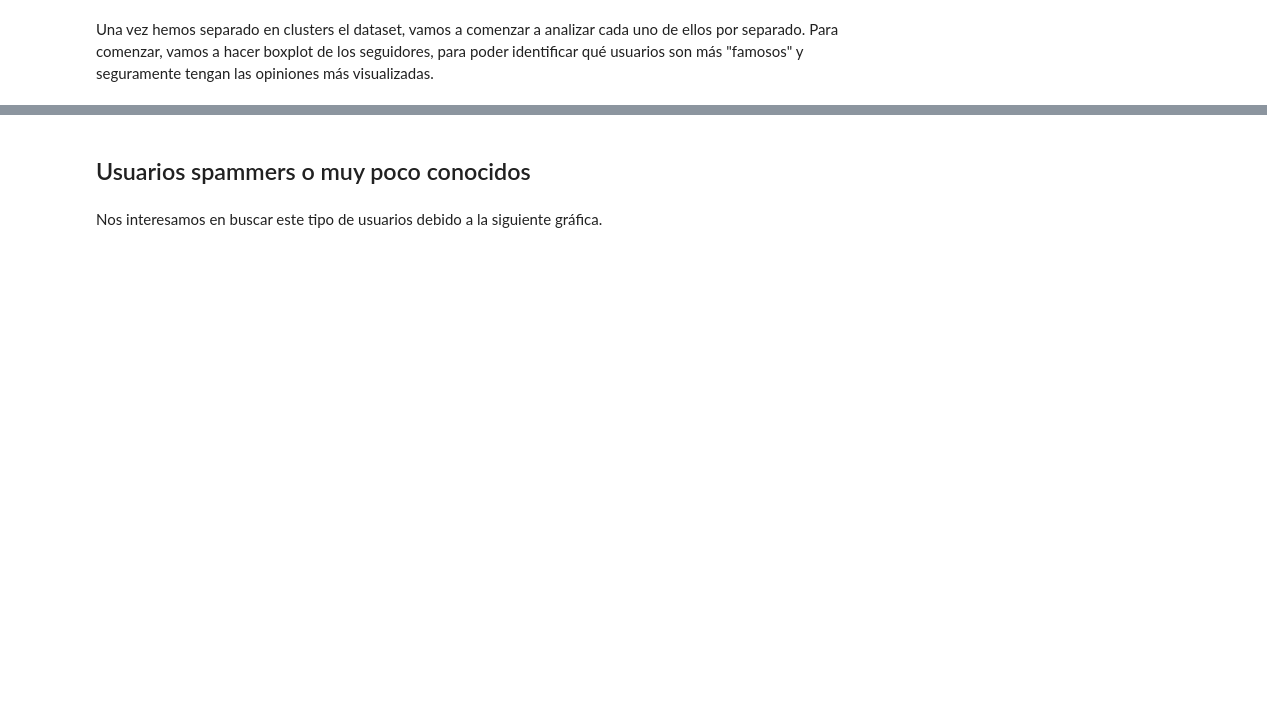
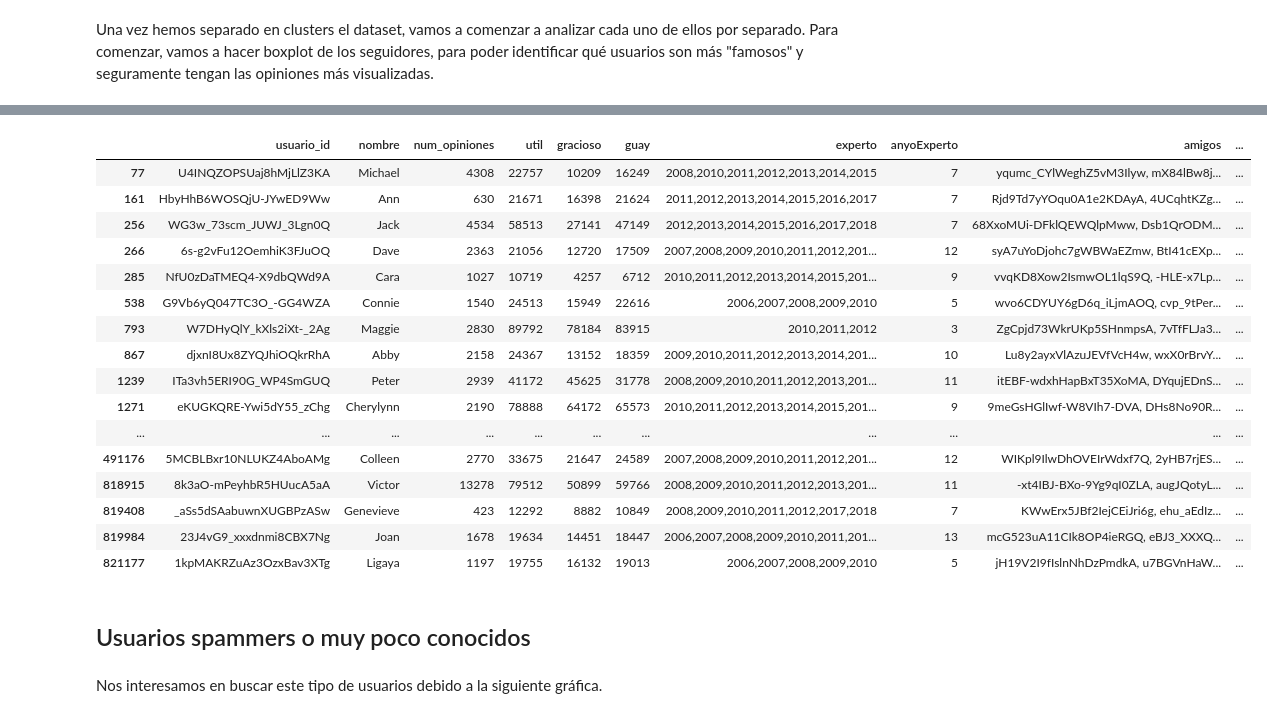
Before and after one commit to jcorrochanoj/DesafioFinalAD, a Jupyter notebook: Analisis_USERS.ipynb, the cells around one changed output, grey strips where cells are left out. Cells and saved outputs as stored; diff of their text form; code cells hidden in the pictures; blank space fills up the shorter version.

Commit message:
PotentialInfluencers separado

```diff
--- a/Analisis_USERS.ipynb
+++ b/Analisis_USERS.ipynb
@@ -723,3 +745,28 @@ A simple vista, parece que los clusters no han tenido demasiado efecto. Sin emba
+# %%
+import numpy as np
+
+potentialInfluencers = df_users_limpio[df_users_limpio['categoria'] == 3]
+potentialInfluencers = potentialInfluencers[potentialInfluencers['seguidores'] > 850]
+
+potentialInfluencers
+# %% [output]
+|  | usuario_id | nombre | num_opiniones | util | gracioso | guay | experto | anyoExperto | amigos | ... |
+| 77 | U4INQZOPSUaj8hMjLlZ3KA | Michael | 4308 | 22757 | 10209 | 16249 | 2008,2010,2011,2012,2013,2014,2015 | 7 | yqumc_CYlWeghZ5vM3Ilyw, mX84lBw8j... | ... |
+| 161 | HbyHhB6WOSQjU-JYwED9Ww | Ann | 630 | 21671 | 16398 | 21624 | 2011,2012,2013,2014,2015,2016,2017 | 7 | Rjd9Td7yYOqu0A1e2KDAyA, 4UCqhtKZg... | ... |
+| 256 | WG3w_73scm_JUWJ_3Lgn0Q | Jack | 4534 | 58513 | 27141 | 47149 | 2012,2013,2014,2015,2016,2017,2018 | 7 | 68XxoMUi-DFklQEWQlpMww, Dsb1QrODM... | ... |
+| 266 | 6s-g2vFu12OemhiK3FJuOQ | Dave | 2363 | 21056 | 12720 | 17509 | 2007,2008,2009,2010,2011,2012,201... | 12 | syA7uYoDjohc7gWBWaEZmw, BtI41cEXp... | ... |
+| 285 | NfU0zDaTMEQ4-X9dbQWd9A | Cara | 1027 | 10719 | 4257 | 6712 | 2010,2011,2012,2013,2014,2015,201... | 9 | vvqKD8Xow2IsmwOL1lqS9Q, -HLE-x7Lp... | ... |
+| 538 | G9Vb6yQ047TC3O_-GG4WZA | Connie | 1540 | 24513 | 15949 | 22616 | 2006,2007,2008,2009,2010 | 5 | wvo6CDYUY6gD6q_iLjmAOQ, cvp_9tPer... | ... |
+| 793 | W7DHyQlY_kXls2iXt-_2Ag | Maggie | 2830 | 89792 | 78184 | 83915 | 2010,2011,2012 | 3 | ZgCpjd73WkrUKp5SHnmpsA, 7vTfFLJa3... | ... |
+| 867 | djxnI8Ux8ZYQJhiOQkrRhA | Abby | 2158 | 24367 | 13152 | 18359 | 2009,2010,2011,2012,2013,2014,201... | 10 | Lu8y2ayxVlAzuJEVfVcH4w, wxX0rBrvY... | ... |
+| 1239 | ITa3vh5ERI90G_WP4SmGUQ | Peter | 2939 | 41172 | 45625 | 31778 | 2008,2009,2010,2011,2012,2013,201... | 11 | itEBF-wdxhHapBxT35XoMA, DYqujEDnS... | ... |
+| 1271 | eKUGKQRE-Ywi5dY55_zChg | Cherylynn | 2190 | 78888 | 64172 | 65573 | 2010,2011,2012,2013,2014,2015,201... | 9 | 9meGsHGlIwf-W8VIh7-DVA, DHs8No90R... | ... |
+| ... | ... | ... | ... | ... | ... | ... | ... | ... | ... | ... |
+| 491176 | 5MCBLBxr10NLUKZ4AboAMg | Colleen | 2770 | 33675 | 21647 | 24589 | 2007,2008,2009,2010,2011,2012,201... | 12 | WIKpl9IlwDhOVEIrWdxf7Q, 2yHB7rjES... | ... |
+| 818915 | 8k3aO-mPeyhbR5HUucA5aA | Victor | 13278 | 79512 | 50899 | 59766 | 2008,2009,2010,2011,2012,2013,201... | 11 | -xt4IBJ-BXo-9Yg9qI0ZLA, augJQotyL... | ... |
+| 819408 | _aSs5dSAabuwnXUGBPzASw | Genevieve | 423 | 12292 | 8882 | 10849 | 2008,2009,2010,2011,2012,2017,2018 | 7 | KWwErx5JBf2IejCEiJri6g, ehu_aEdIz... | ... |
+| 819984 | 23J4vG9_xxxdnmi8CBX7Ng | Joan | 1678 | 19634 | 14451 | 18447 | 2006,2007,2008,2009,2010,2011,201... | 13 | mcG523uA11CIk8OP4ieRGQ, eBJ3_XXXQ... | ... |
+| 821177 | 1kpMAKRZuAz3OzxBav3XTg | Ligaya | 1197 | 19755 | 16132 | 19013 | 2006,2007,2008,2009,2010 | 5 | jH19V2I9fIslnNhDzPmdkA, u7BGVnHaW... | ... |
 # %% [markdown]
 ## Usuarios spammers o muy poco conocidos
 # %% [markdown]
```
Also changed, not shown: parts of 16 cells of this notebook.
